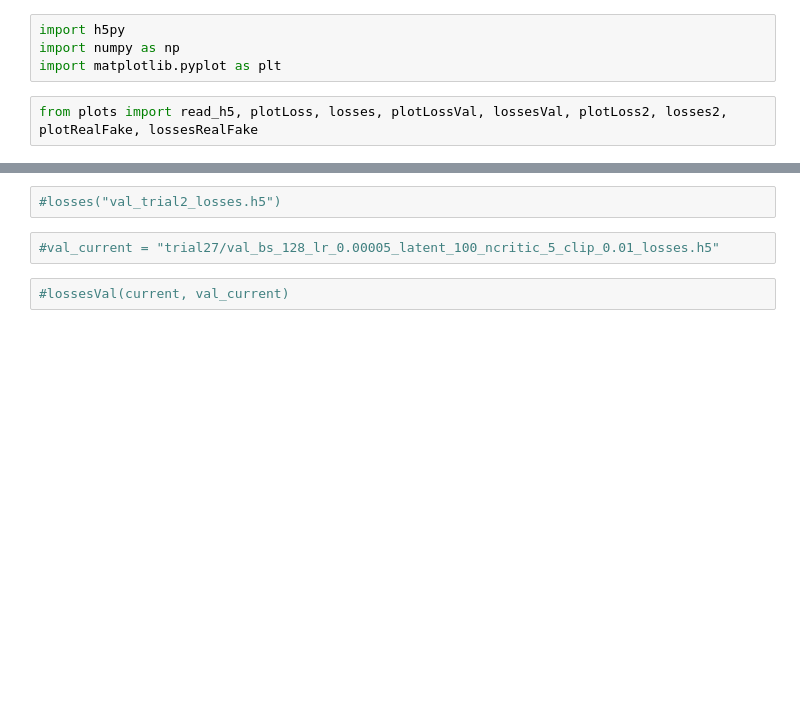
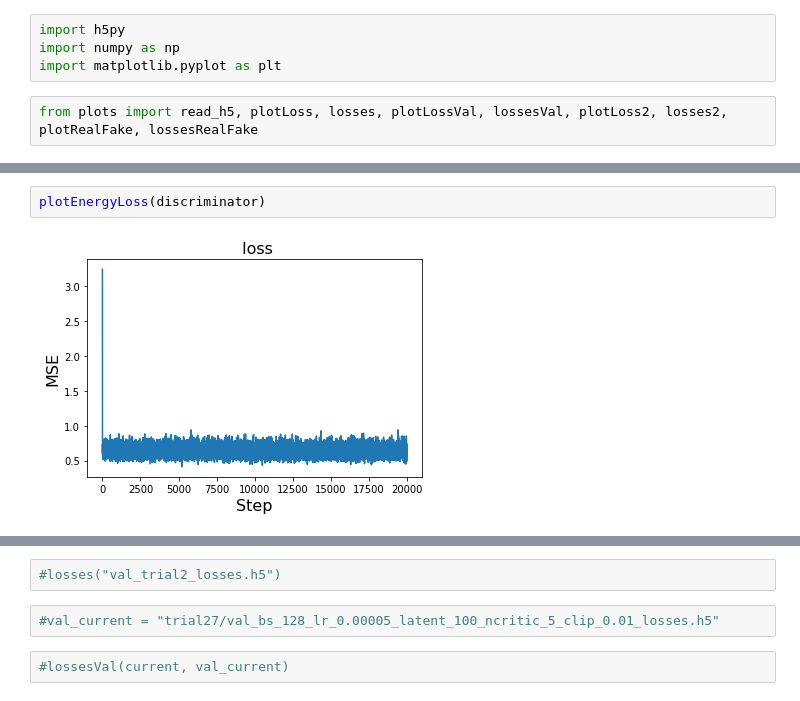
Before and after one commit to vitoriapacela/hgcal_wgan, a Jupyter notebook: notebooks/plot_losses.ipynb, the cells around one changed output, grey strips where cells are left out. Cells and saved outputs as stored; diff of their text form; blank space fills up the shorter version.

Commit message:
update notmalized energy regression and notebooks

```diff
--- a/notebooks/plot_losses.ipynb
+++ b/notebooks/plot_losses.ipynb
@@ -15,0 +26,4 @@ losses(current)
+# %%
+plotEnergyLoss(discriminator)
+# %% [output]
+[figure, added]
```
Also changed, not shown: parts of 11 cells of this notebook, 5 other files.
